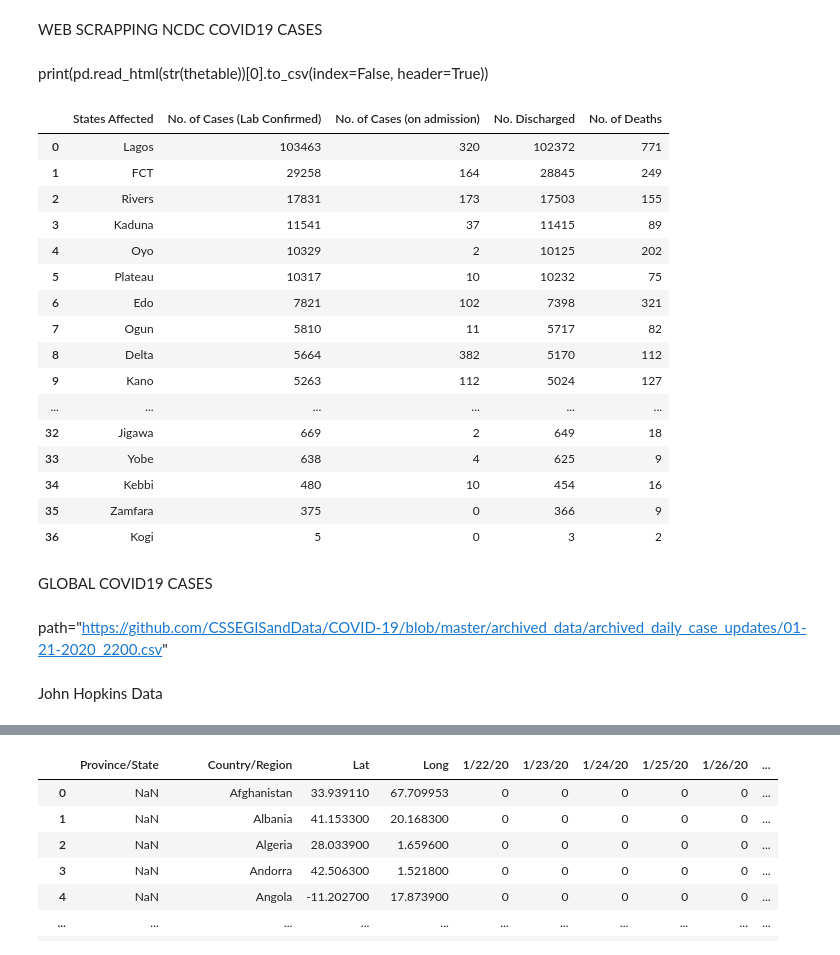
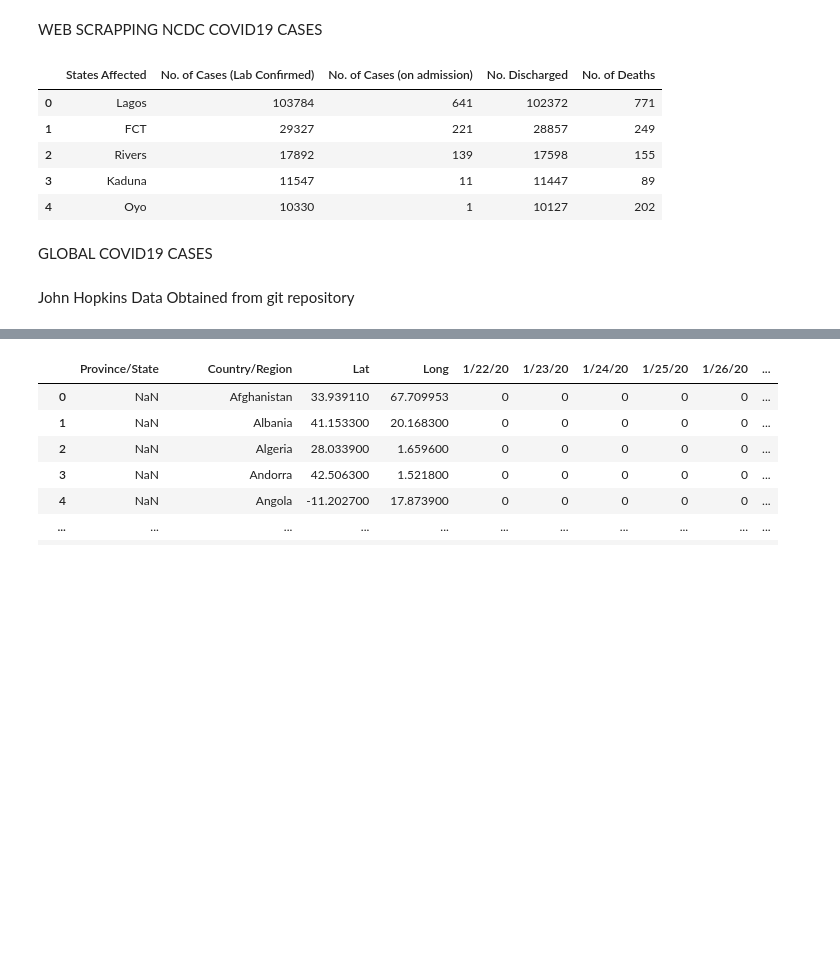
Before and after one commit to Obasteve/covid19dataanalysis, a Jupyter notebook: COVID19DATAANALYSIS.ipynb, the cells around one changed output, grey strips where cells are left out. Drawn from its saved outputs; the diff is of its cells as text; code cells hidden in the pictures; blank space fills up the shorter version.

```diff
--- a/COVID19DATAANALYSIS.ipynb
+++ b/COVID19DATAANALYSIS.ipynb
@@ -29,39 +31,24 @@ raw_ncdc_page=requests.get(url,{'headers':headers})
 ncdc_page = BeautifulSoup(raw_ncdc_page.text, 'html.parser')
 # %%
 tb_confirmedcases=ncdc_page.find_all('div', {'class': "table-responsive"})[0].find('table')
-# %% [markdown]
-print(pd.read_html(str(thetable))[0].to_csv(index=False, header=True))
 # %%
 csv_from_html = pd.read_html(str(tb_confirmedcases))[0].to_csv(index=False, header=True)
 # %%
 ncdc_data=pd.read_csv(io.StringIO(csv_from_html))
 # %%
-ncdc_data
+ncdc_data.head()
 # %% [output]
 |  | States Affected | No. of Cases (Lab Confirmed) | No. of Cases (on admission) | No. Discharged | No. of Deaths |
-| 0 | Lagos | 103463 | 320 | 102372 | 771 |
-| 1 | FCT | 29258 | 164 | 28845 | 249 |
-| 2 | Rivers | 17831 | 173 | 17503 | 155 |
-| 3 | Kaduna | 11541 | 37 | 11415 | 89 |
-| 4 | Oyo | 10329 | 2 | 10125 | 202 |
-| 5 | Plateau | 10317 | 10 | 10232 | 75 |
-| 6 | Edo | 7821 | 102 | 7398 | 321 |
-| 7 | Ogun | 5810 | 11 | 5717 | 82 |
-| 8 | Delta | 5664 | 382 | 5170 | 112 |
-| 9 | Kano | 5263 | 112 | 5024 | 127 |
-| ... | ... | ... | ... | ... | ... |
-| 32 | Jigawa | 669 | 2 | 649 | 18 |
-| 33 | Yobe | 638 | 4 | 625 | 9 |
-| 34 | Kebbi | 480 | 10 | 454 | 16 |
-| 35 | Zamfara | 375 | 0 | 366 | 9 |
-| 36 | Kogi | 5 | 0 | 3 | 2 |
+| 0 | Lagos | 103784 | 641 | 102372 | 771 |
+| 1 | FCT | 29327 | 221 | 28857 | 249 |
+| 2 | Rivers | 17892 | 139 | 17598 | 155 |
+| 3 | Kaduna | 11547 | 11 | 11447 | 89 |
+| 4 | Oyo | 10330 | 1 | 10127 | 202 |
 # %%
 ncdc_data.to_csv('Covid19 Nigeria Cases', index=False)
 # %%
 df_ncdc_data=pd.read_csv('Covid19 Nigeria Cases')
 # %% [markdown]
 GLOBAL COVID19 CASES
-# %% [markdown]
-path="https://github.com/CSSEGISandData/COVID-19/blob/master/archived_data/archived_daily_case_updates/01-21-2020_2200.csv"
 # %% [markdown]
-John Hopkins Data
+John Hopkins Data Obtained from git repository
```
Also changed, not shown: parts of 52 cells of this notebook, 1 other file.
